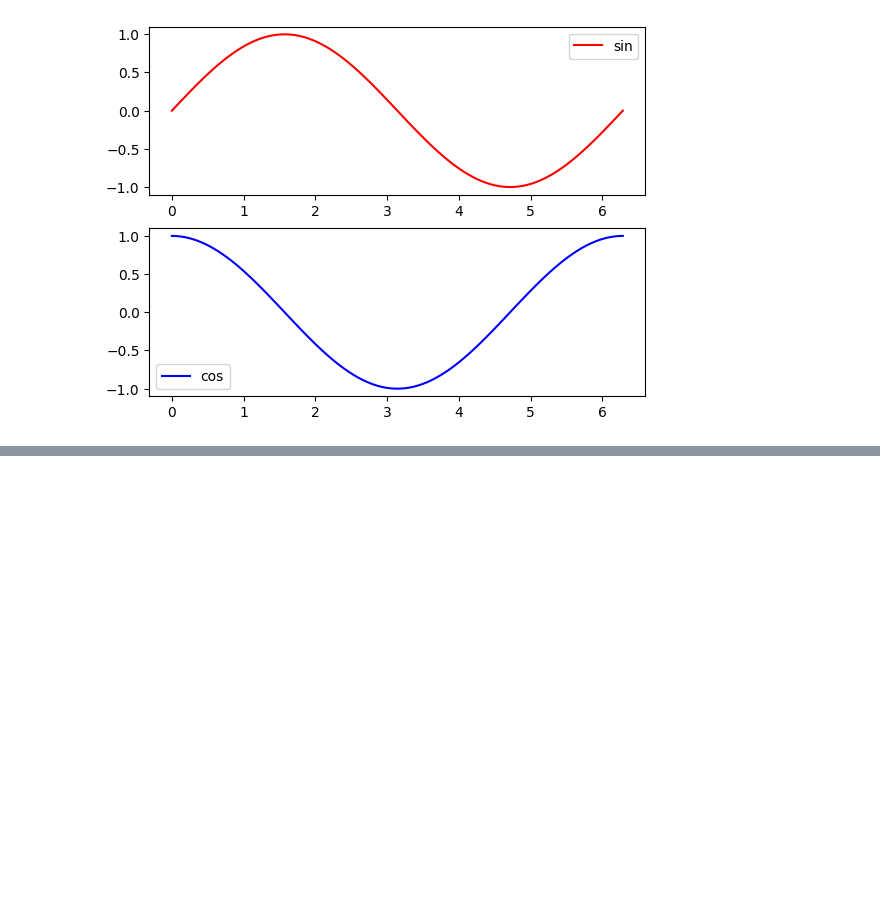
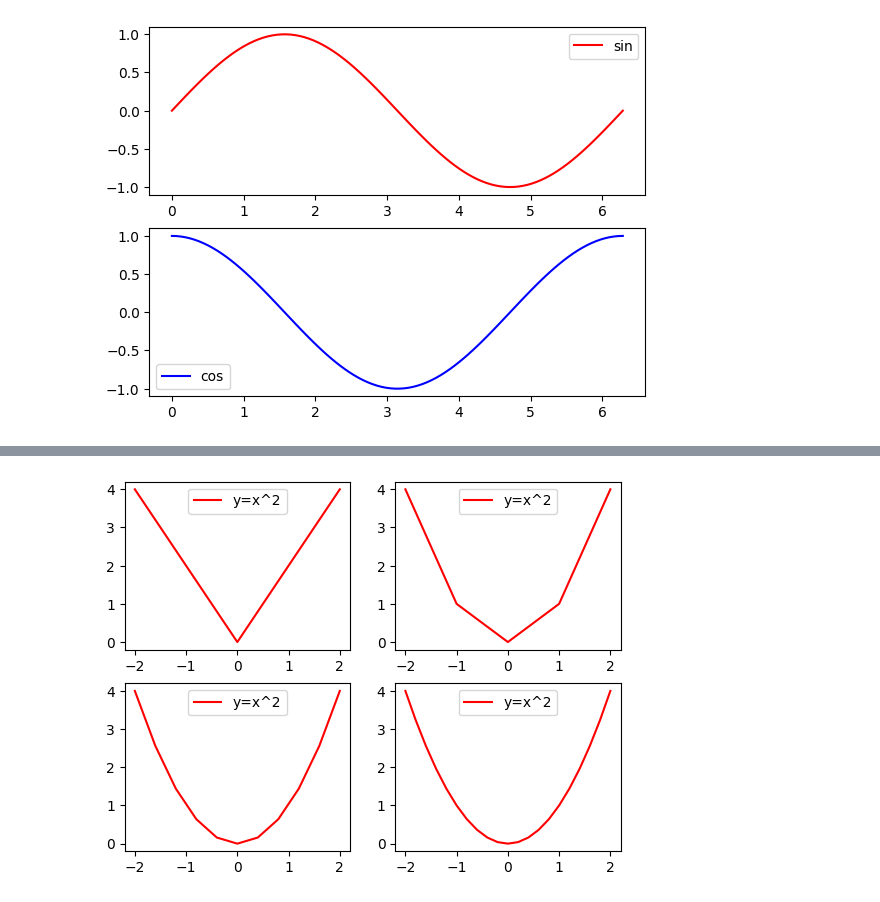
Before and after one commit to tmdgusya/matplotlib-prac, a Jupyter notebook: chap_1_1/code1_11.ipynb, the cells around one changed output, grey strips where cells are left out. Saved outputs shown, nothing was run; the diff lists cells and outputs as text; code cells hidden in the pictures; blank space fills up the shorter version.

```diff
--- a/chap_1_1/code1_11.ipynb
+++ b/chap_1_1/code1_11.ipynb
@@ -18,0 +38,32 @@ plt.show()
+# %%
+x = np.linspace(-2, 2, 3)
+y = x**2
+
+plt.subplot(2, 2, 1)
+plt.plot(x, y, color='red', label='y=x^2')
+plt.legend()
+
+x = np.linspace(-2, 2, 5)
+y = x**2
+
+plt.subplot(2, 2, 2)
+plt.plot(x, y, color='red', label='y=x^2')
+plt.legend()
+
+x = np.linspace(-2, 2, 11)
+y = x**2
+
+plt.subplot(2, 2, 3) # 알아서 줄바꿈 해줌
+plt.plot(x, y, color='red', label='y=x^2')
+plt.legend()
+
+x = np.linspace(-2, 2, 21)
+y = x**2
+
+plt.subplot(2, 2, 4)
+plt.plot(x, y, color='red', label='y=x^2')
+plt.legend()
+
+plt.show()
+# %% [output]
+[figure, added]
```
Also changed, not shown: parts of 1 cell of this notebook.
